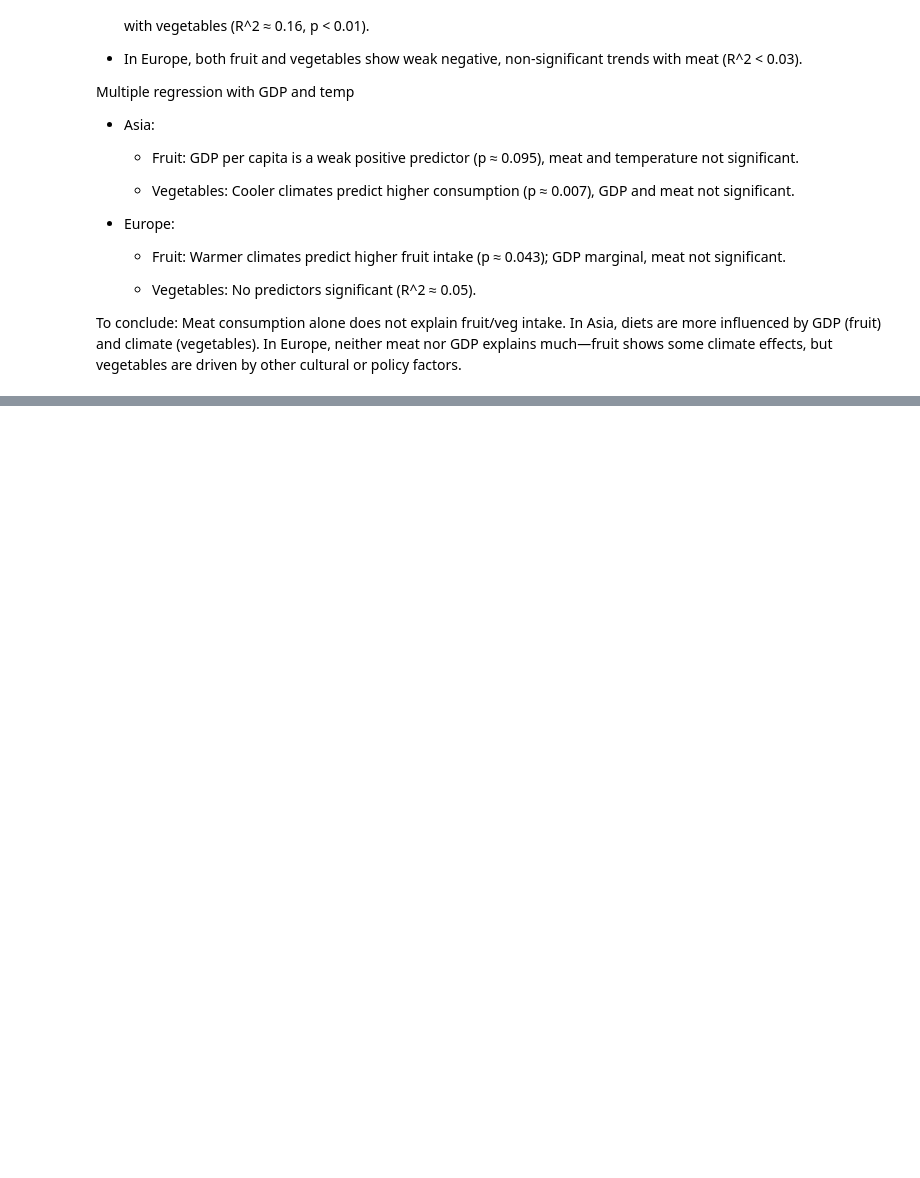
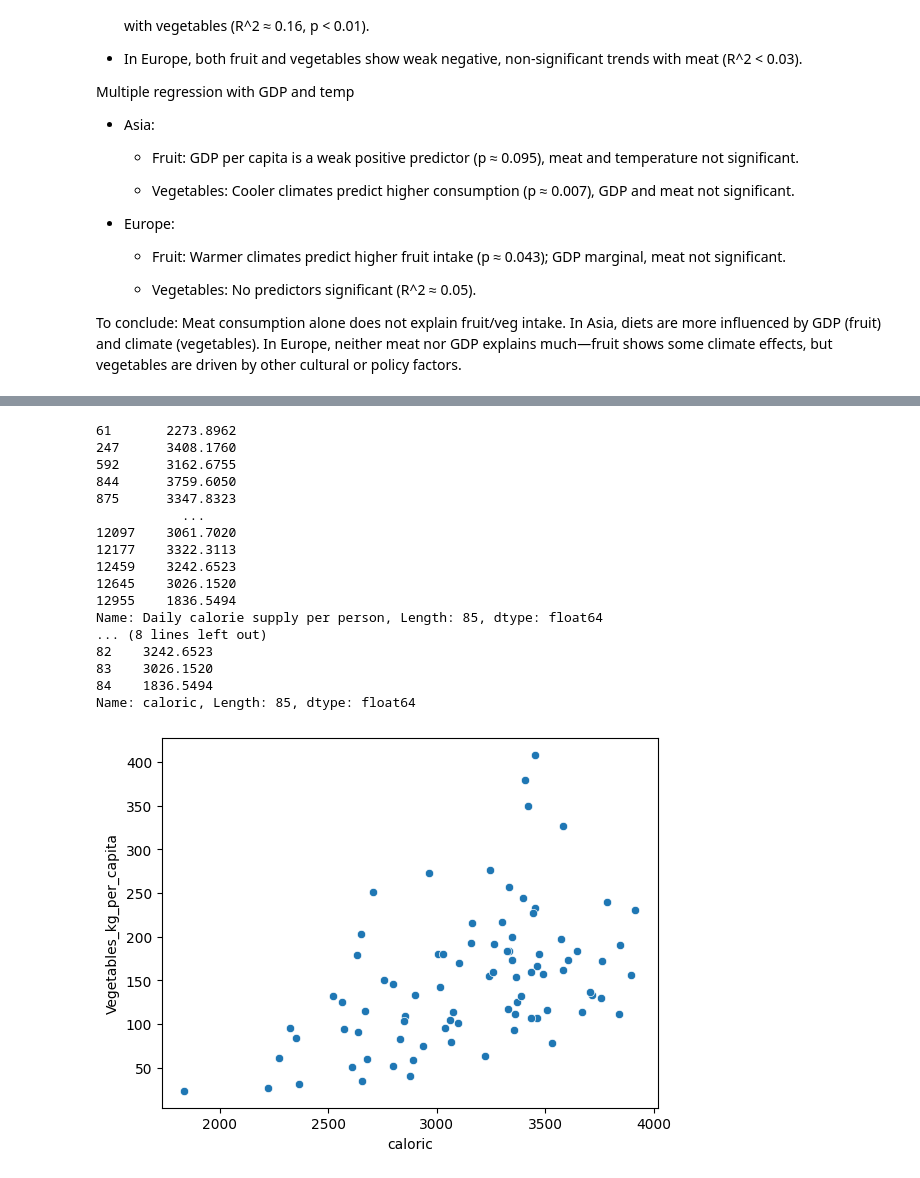
Before and after one commit to Tako870/tddm-ca, a Jupyter notebook: CA.ipynb, the cells around one changed output, grey strips where cells are left out. Saved outputs shown, nothing was run; the diff lists cells and outputs as text; code cells hidden in the pictures; blank space fills up the shorter version.

```diff
--- a/CA.ipynb
+++ b/CA.ipynb
@@ -711,0 +731,38 @@ Meat consumption alone does not explain fruit/veg intake. In Asia, diets are mor
+# %%
+# Time for some memes
+# There is another dataset, caloric supply. Make it only have the countries inside merged
+# Then, make it only have year 2022
+# Then, take the caloric supply and map it into the main dataset
+# Do scatterplot of consumption vs caloric supply
+
+df_caloric = pd.read_csv('datasets/daily-per-capita-caloric-supply.csv')
+df_caloric = df_caloric[df_caloric['Entity'].isin(df['Entity'])]
+df_caloric = df_caloric[df_caloric['Year'] == 2022]
+
+df = df[df['Year'] == 2022]
+df = df.sort_values(by='Entity').reset_index(drop=True)
+
+print(df_caloric['Daily calorie supply per person'])
+df['caloric'] = df_caloric['Daily calorie supply per person'].values
+print(df['caloric'])
+sns.scatterplot(data = df, x = 'caloric', y = 'Vegetables_kg_per_capita')
+plt.show()
+# %% [output]
+61       2273.8962
+247      3408.1760
+592      3162.6755
+844      3759.6050
+875      3347.8323
+           ...
+12097    3061.7020
+12177    3322.3113
+12459    3242.6523
+12645    3026.1520
+12955    1836.5494
+Name: Daily calorie supply per person, Length: 85, dtype: float64
+... (8 lines left out)
+82    3242.6523
+83    3026.1520
+84    1836.5494
+Name: caloric, Length: 85, dtype: float64
+[figure, added]
```
Also changed, not shown: parts of 9 cells of this notebook, 2 other files.
